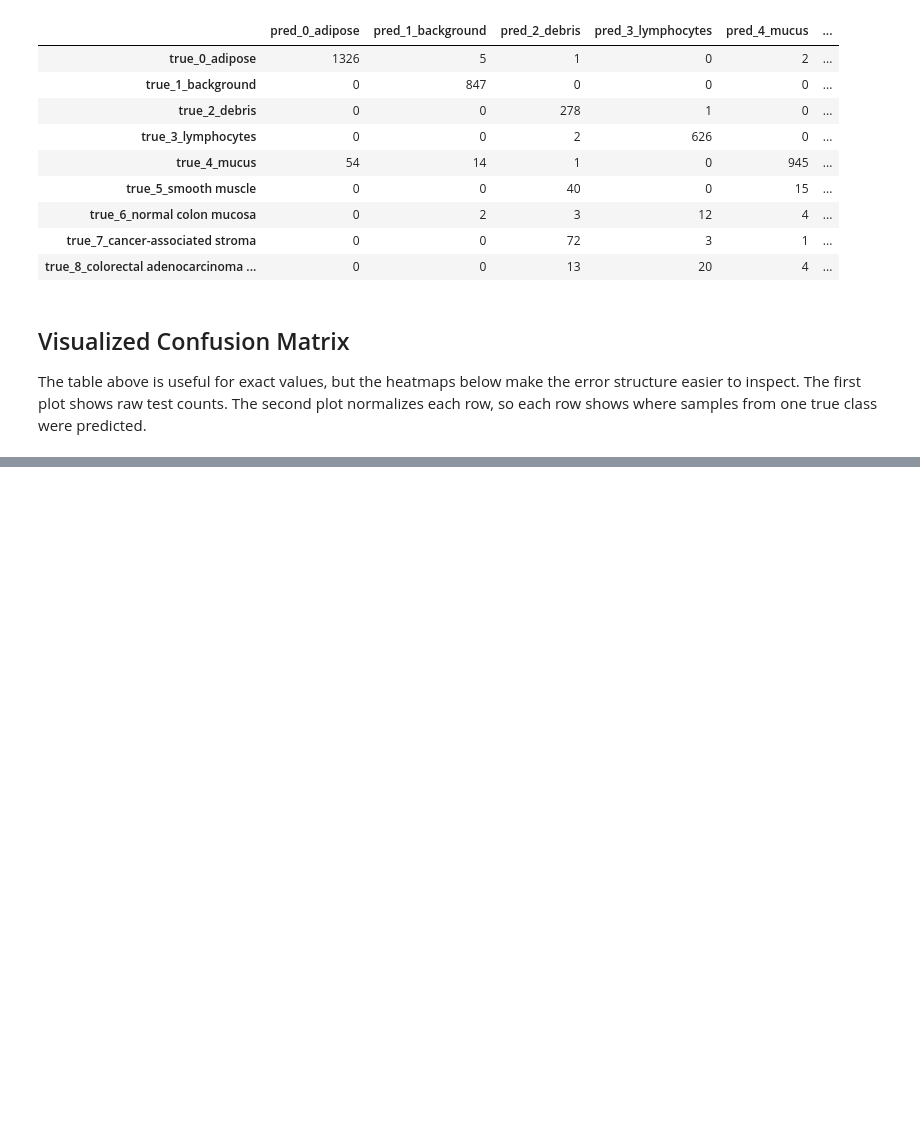
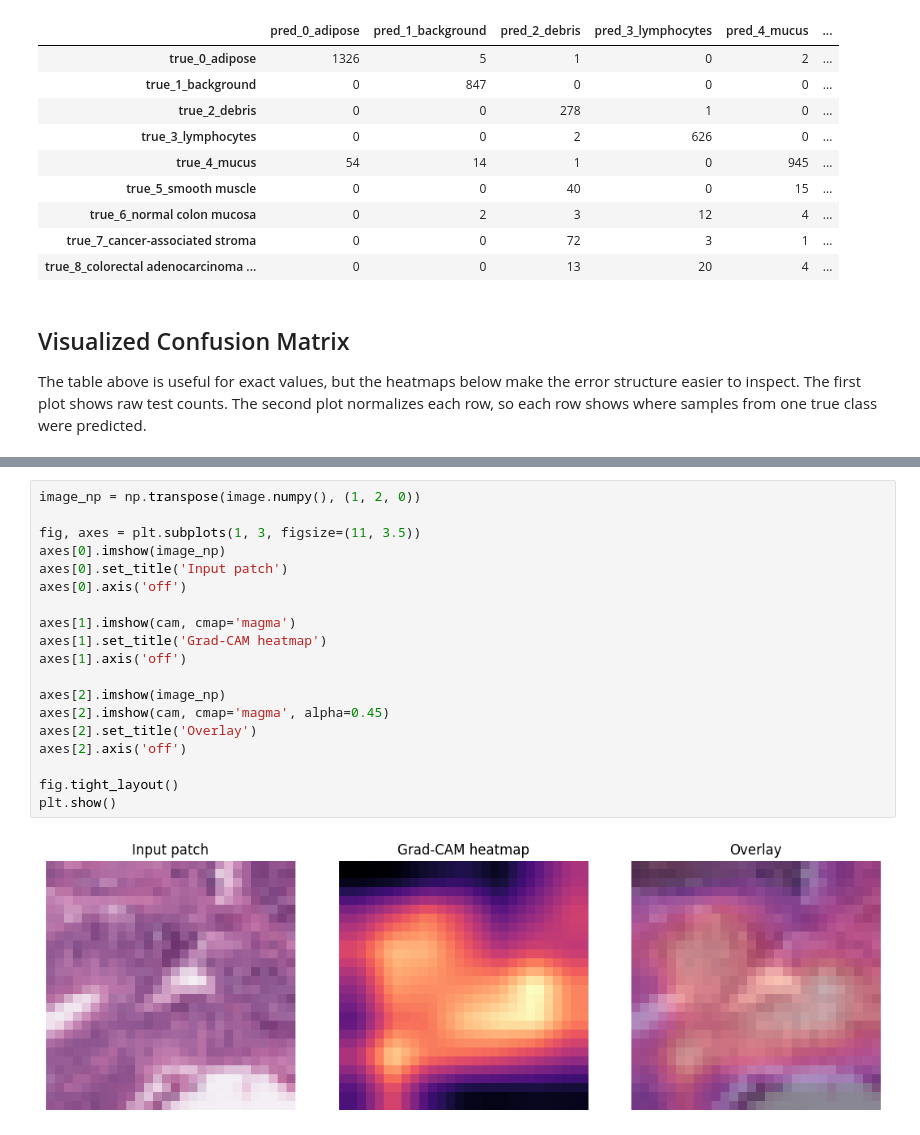
Before and after one commit to nickzerjeski/pathmnist-classification-improvement, a Jupyter notebook: notebooks/approach_01_cancer_vs_rest_override.ipynb, the cells around one changed output, grey strips where cells are left out. Drawn from its saved outputs; the diff is of its cells as text; blank space fills up the shorter version.

```diff
--- a/notebooks/approach_01_cancer_vs_rest_override.ipynb
+++ b/notebooks/approach_01_cancer_vs_rest_override.ipynb
@@ -420,3 +821,24 @@ plt.show()
+# %%
+image_np = np.transpose(image.numpy(), (1, 2, 0))
+
+fig, axes = plt.subplots(1, 3, figsize=(11, 3.5))
+axes[0].imshow(image_np)
+axes[0].set_title('Input patch')
+axes[0].axis('off')
+
+axes[1].imshow(cam, cmap='magma')
+axes[1].set_title('Grad-CAM heatmap')
+axes[1].axis('off')
+
+axes[2].imshow(image_np)
+axes[2].imshow(cam, cmap='magma', alpha=0.45)
+axes[2].set_title('Overlay')
+axes[2].axis('off')
+
+fig.tight_layout()
+plt.show()
+# %% [output]
+[figure, added]
 # %% [markdown]
 ## Why This Is a Multi-Classifier Approach
 
```
Also changed, not shown: parts of 17 cells of this notebook, 10 other files.
